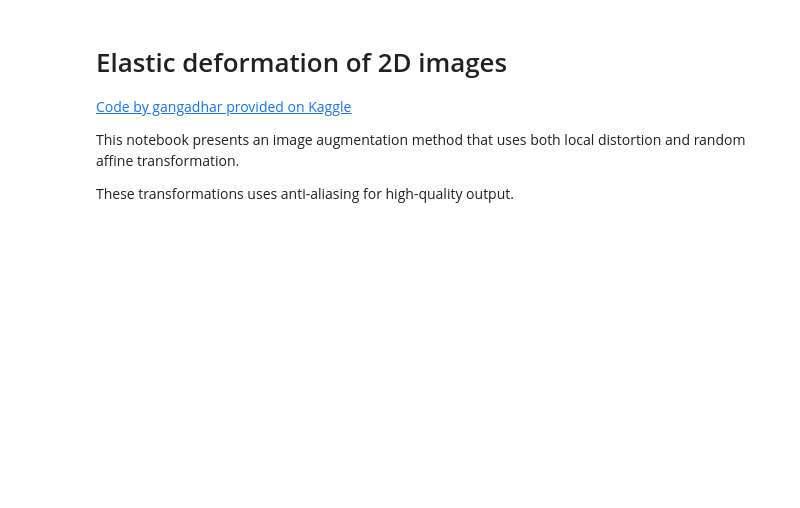
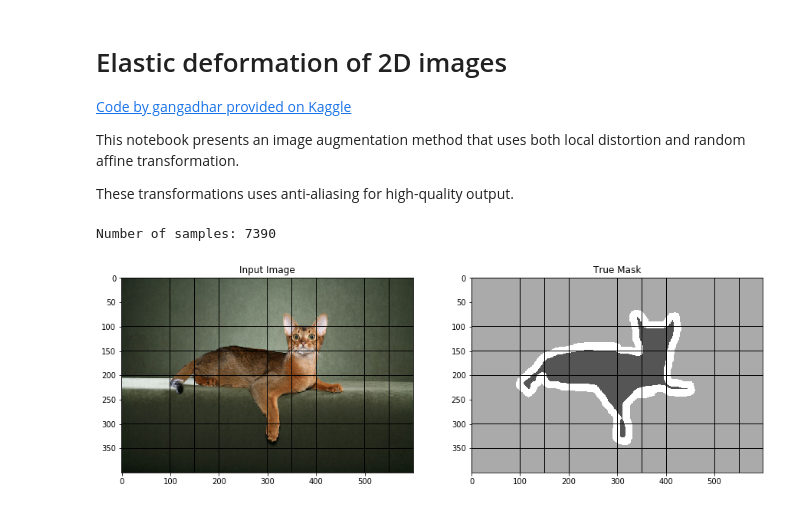
Before and after one commit to randomstructures/ExLSM-Image-Segmentation, a Jupyter notebook: Unet1/elastic-transform-for-data-augmentation.ipynb, the cells around one changed output. Drawn from its saved outputs; the diff is of its cells as text; code cells hidden in the pictures; blank space fills up the shorter version.

```diff
--- a/Unet1/elastic-transform-for-data-augmentation.ipynb
+++ b/Unet1/elastic-transform-for-data-augmentation.ipynb
@@ -50,21 +67,44 @@ def elastic_transform(image, alpha, sigma, alpha_affine, random_state=None):
 # %%
-# Define function to draw a grid
+# Define function to draw a grid in the plot
 def draw_grid(im, grid_size):
     # Draw grid lines
     for i in range(0, im.shape[1], grid_size):
-        cv2.line(im, (i, 0), (i, im.shape[0]), color=(255,))
+        #cv2.line(im, (i, 0), (i, im.shape[0]), color=(255,))
+        plt.axvline(i)
     for j in range(0, im.shape[0], grid_size):
-        cv2.line(im, (0, j), (im.shape[1], j), color=(255,))
+        #cv2.line(im, (0, j), (im.shape[1], j), color=(255,))
+        plt.axhline(j)
+
+# Edge grid lines into an image tensor
+def edge_grid(im, grid_size):
+    # Draw grid lines
+    for i in range(0, im.shape[0], grid_size):
+        im[i,:,:] = 0
+    for j in range(0, im.shape[1], grid_size):
+        im[:,j,:] = 0
+
 
 # Load images
-im = cv2.imread("../input/train/10_1.tif", -1)
-im_mask = cv2.imread("../input/train/10_1_mask.tif", -1)
+base_dir = 'C:/Users/Linus Meienberg/Documents/ML Datasets/Oxford_Pets'
 
-# Draw grid lines
-draw_grid(im, 50)
-draw_grid(im_mask, 50)
+images, masks = utility.get_path_lists(base_dir) # get corresponding lists af all paths
 
-# Merge images into separete channels (shape will be (cols, rols, 2))
-im_merge = np.concatenate((im[...,None], im_mask[...,None]), axis=2)
+# Use matplotlib instead of cv2 i/o functions
+#im = cv2.imread(images[0],1) # second argument = flag that specifies image format 1 => color image
+#im_mask = cv2.imread(masks[0])
+im = k.preprocessing.image.img_to_array(k.preprocessing.image.load_img(images[0]))
+im_mask = k.preprocessing.image.img_to_array(k.preprocessing.image.load_img(masks[0]))
+#cv2.imshow('the image',im)
+#cv2.imshow('the mask',im_mask)
+#utility.display([im,im_mask])
+# %% [output]
+Number of samples: 7390
+# %%
+edge_grid(im,50)
+edge_grid(im_mask,50)
+utility.display([im,im_mask])
+#plt.savefig('cato.png')
+# %% [output]
+[figure, added]
 # %%
 # First sample...
```
Also changed, not shown: parts of 7 cells of this notebook.
